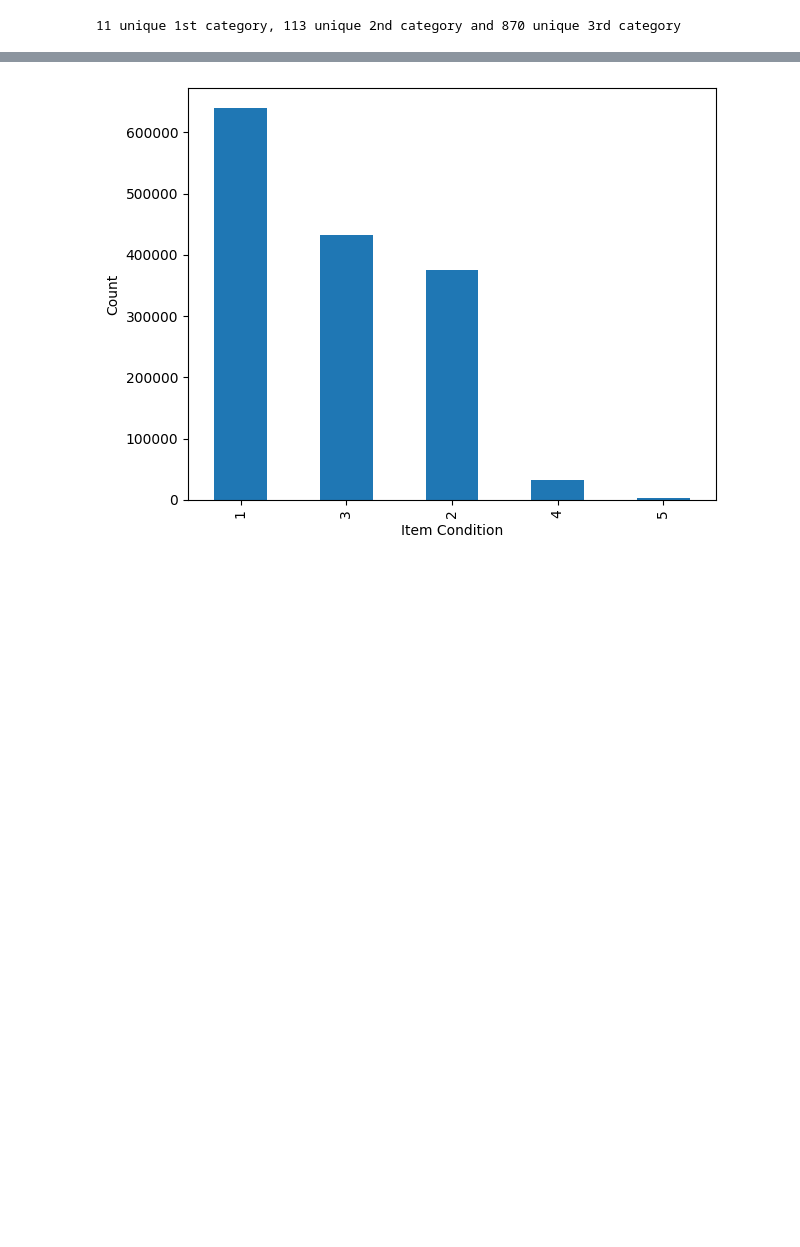
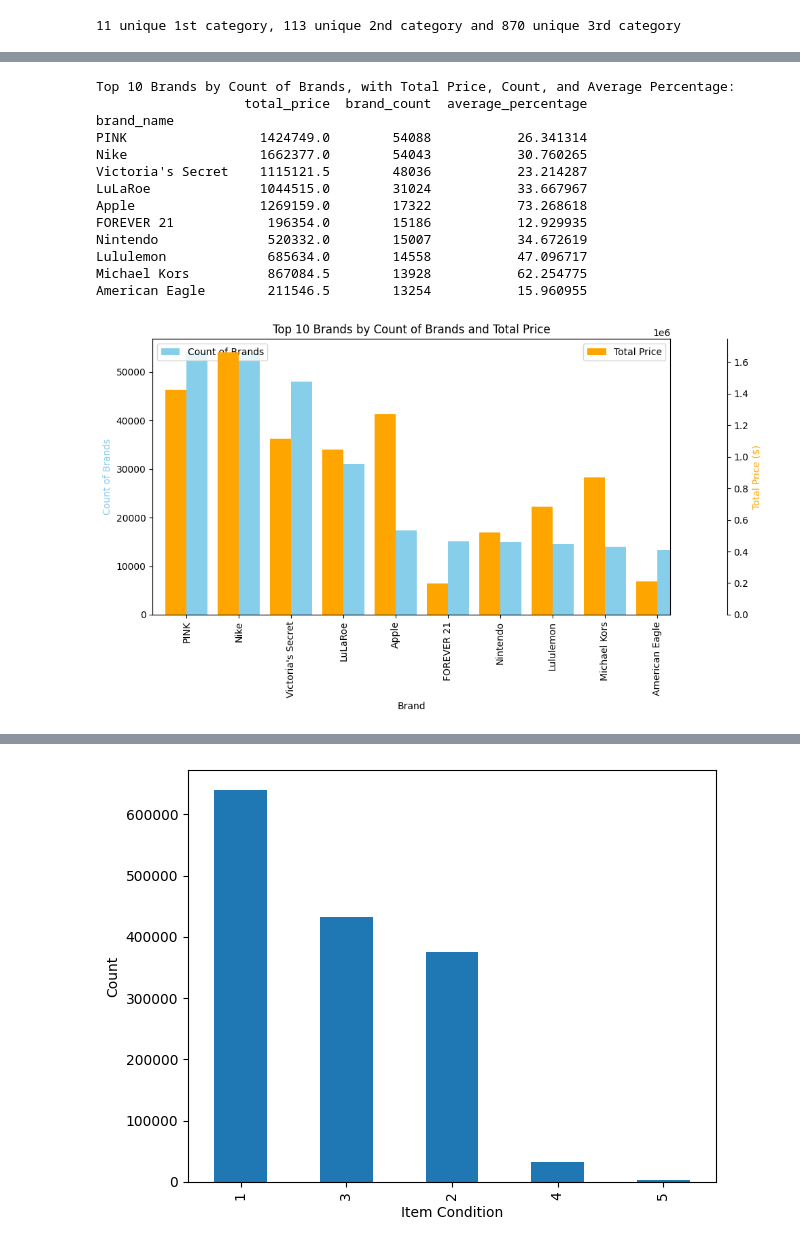
Before and after one commit to zaXai558/Mercari, a Jupyter notebook: main.ipynb, the cells around one changed output, grey strips where cells are left out. Saved outputs shown, nothing was run; the diff lists cells and outputs as text; code cells hidden in the pictures; blank space fills up the shorter version.

```diff
--- a/main.ipynb
+++ b/main.ipynb
@@ -124,0 +156,57 @@ plt.tight_layout()
+# %%
+# Grouping by 'brand' and calculating the sum of prices and count of brands for each brand. We can see Apple has the highest per unit price and Forever 21 has the lowest.
+brand_summary = train.groupby('brand_name').agg({'price': ['sum', 'count']})
+brand_summary.columns = ['total_price', 'brand_count']
+brand_summary['average_percentage'] = (brand_summary['total_price'] / brand_summary['brand_count'])
+top_10_brands = brand_summary.nlargest(10, 'brand_count')
+
+# Printing the top 10 brands with sum of prices, counts, and average percentage
+print("Top 10 Brands by Count of Brands, with Total Price, Count, and Average Percentage:")
+print(top_10_brands)
+
+
+
+# Plotting the count of brands and total price on the same axis
+fig, ax1 = plt.subplots(figsize=(10, 6))
+top_10_brands['brand_count'].plot(kind='bar', ax=ax1, color='skyblue', position=0, width=0.4)
+
+# Adding labels and title for the left y-axis
+ax1.set_xlabel('Brand')
+ax1.set_ylabel('Count of Brands', color='skyblue')
+ax1.set_title('Top 10 Brands by Count of Brands and Total Price')
+
+# Creating a second y-axis for total price
+ax2 = ax1.twinx()
+ax2.spines['right'].set_position(('outward', 60))  # Move the second y-axis to the right for better visibility
+
+# Plotting the total price on the right y-axis
+top_10_brands['total_price'].plot(kind='bar', ax=ax2, color='orange', position=1, width=0.4)
+
+# Adding labels for the right y-axis
+ax2.set_ylabel('Total Price ($)', color='orange')
+
+# Adding legend
+ax1.legend(['Count of Brands'], loc='upper left')
+ax2.legend(['Total Price'], loc='upper right')
+
+# Rotating x-axis labels for better readability
+plt.xticks(rotation=45, ha='right')
+
+# Show plot
+plt.tight_layout()
+plt.show()
+# %% [output]
+Top 10 Brands by Count of Brands, with Total Price, Count, and Average Percentage:
+                   total_price  brand_count  average_percentage
+brand_name
+PINK                 1424749.0        54088           26.341314
+Nike                 1662377.0        54043           30.760265
+Victoria's Secret    1115121.5        48036           23.214287
+LuLaRoe              1044515.0        31024           33.667967
+Apple                1269159.0        17322           73.268618
+FOREVER 21            196354.0        15186           12.929935
+Nintendo              520332.0        15007           34.672619
+Lululemon             685634.0        14558           47.096717
+Michael Kors          867084.5        13928           62.254775
+American Eagle        211546.5        13254           15.960955
+[figure, added]
```
Also changed, not shown: parts of 9 cells of this notebook.
